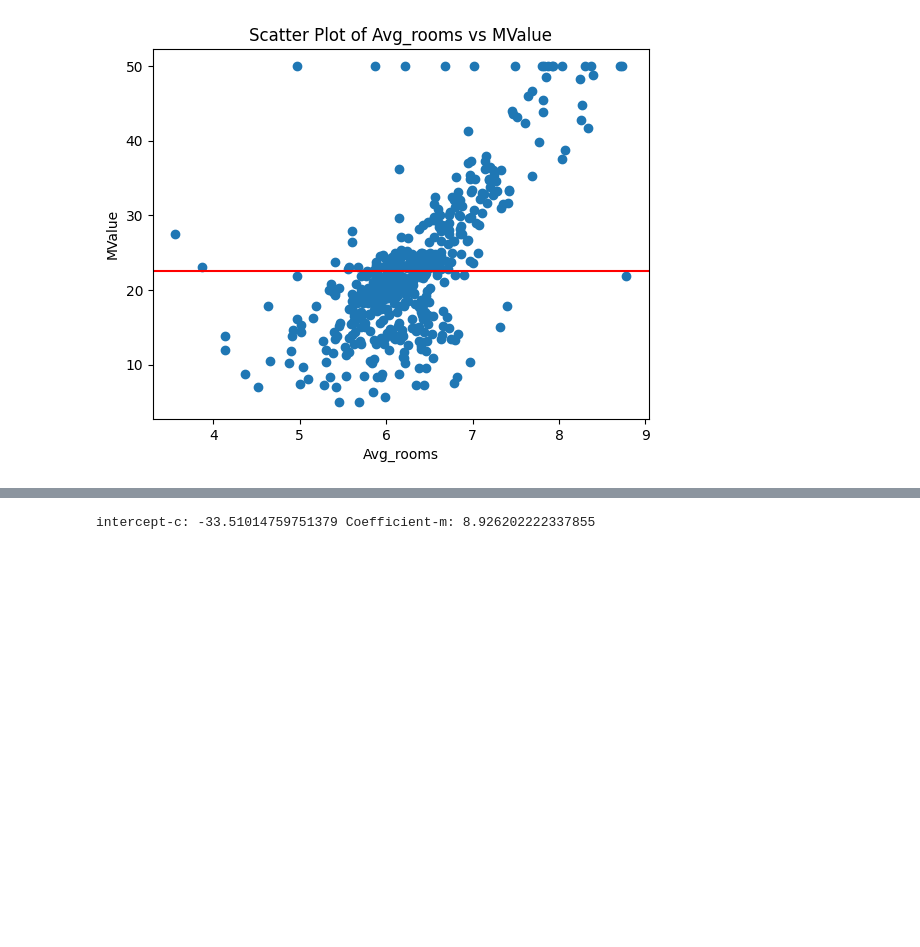
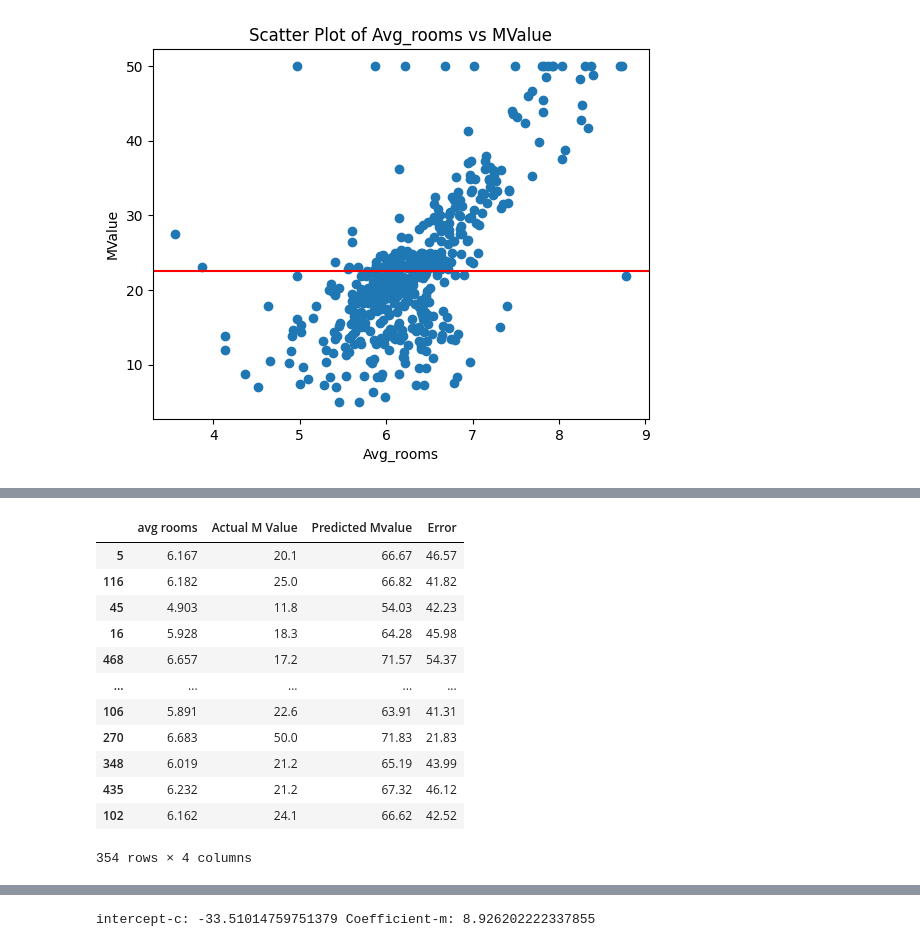
Before and after one commit to swetha2348568/ML_assignments, a Jupyter notebook: 2348568_lab1_aml.ipynb, the cells around one changed output, grey strips where cells are left out. Cells and saved outputs as stored; diff of their text form; code cells hidden in the pictures; blank space fills up the shorter version.

```diff
--- a/2348568_lab1_aml.ipynb
+++ b/2348568_lab1_aml.ipynb
@@ -120,0 +144,20 @@ ax.set_title('Model Comparison')
+# %%
+model2_obs=pd.DataFrame({'avg rooms':df1['Avg_rooms '],
+                         'Actual M Value':df1['MValue'],
+                         'Predicted Mvalue':df1['Min_model2'],
+                         'Error':(df1.Min_model2-df1.MValue)})
+model2_obs
+# %% [output]
+|  | avg rooms | Actual M Value | Predicted Mvalue | Error |
+| 5 | 6.167 | 20.1 | 66.67 | 46.57 |
+| 116 | 6.182 | 25.0 | 66.82 | 41.82 |
+| 45 | 4.903 | 11.8 | 54.03 | 42.23 |
+| 16 | 5.928 | 18.3 | 64.28 | 45.98 |
+| 468 | 6.657 | 17.2 | 71.57 | 54.37 |
+| ... | ... | ... | ... | ... |
+| 106 | 5.891 | 22.6 | 63.91 | 41.31 |
+| 270 | 6.683 | 50.0 | 71.83 | 21.83 |
+| 348 | 6.019 | 21.2 | 65.19 | 43.99 |
+| 435 | 6.232 | 21.2 | 67.32 | 46.12 |
+| 102 | 6.162 | 24.1 | 66.62 | 42.52 |
+354 rows × 4 columns
```
Also changed, not shown: parts of 21 cells of this notebook.
